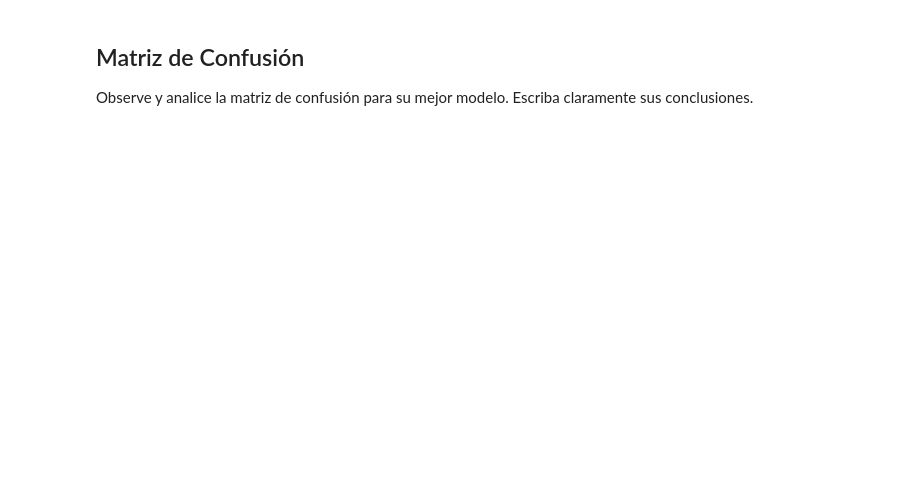
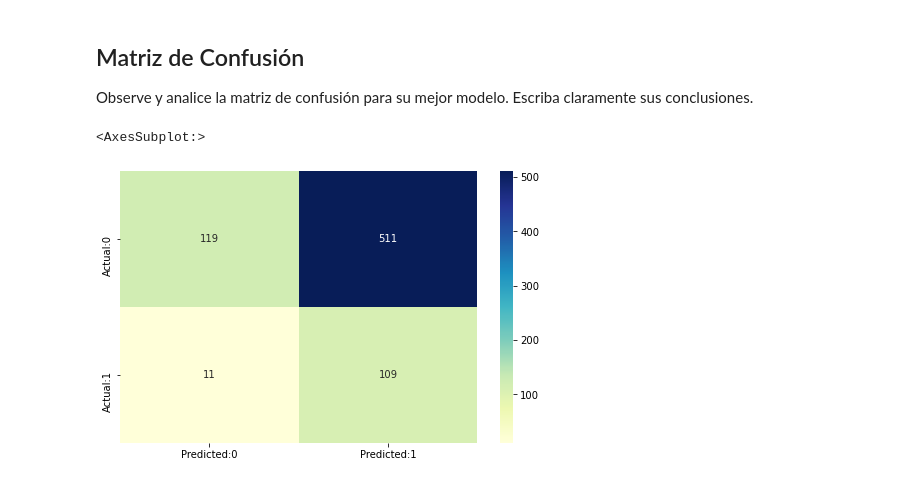
Before and after one commit to dfosorio111/ML-IELE-, a Jupyter notebook: ML_hw2.ipynb, the cells around one changed output. Saved outputs shown, nothing was run; the diff lists cells and outputs as text; code cells hidden in the pictures; blank space fills up the shorter version.

```diff
--- a/ML_hw2.ipynb
+++ b/ML_hw2.ipynb
@@ -294,0 +250,14 @@ for tasa in tasas:
+# %%
+# establecer x variables, y observación(variable) a predecir
+x = df_scaled.drop(['TenYearCHD'], axis=1) # x
+y = df_scaled['TenYearCHD'] # y[0-1]: TenYearCHD: Riesgo de padecer enfermedad coronaria 10 años en el futuro categorica(dicotoma)
+
+# dividir train-set y test-set
+x_train,x_test,y_train,y_test=train_test_split(x,y,test_size=.20,random_state=22)
+
+
+x_train
+# crear escalador MinMaxScaler() sobre las observaciones de la base X (los predictores X) para X train-set y  X test-set
+#scaler = RobustScaler() # Escalador Robusto de X (train-set y test-set) #
+#x_train = scaler.fit_transform(x_train) # Aplique el Escalamiento (función fit_transform) #
+#x_test =  scaler.fit_transform(x_test) # Aplique el Escalamiento (función fit_transform) #
@@ -294,0 +278,12 @@ for tasa in tasas:
+# %%
+# crear seed para replicabilidad
+np.random.seed(22)
+
+# crear el predictor cte=1
+x_train_array = np.c_[np.ones(x_train.values.shape[0]), x_train.values]
+y_train_array = y_train.values
+x_test_array = np.c_[np.ones(y_test.values.shape[0]), y_test.values]
+y_test_array = y_test.values
+
+print(x_train_array.shape)
+x_train_array
@@ -297,8 +441,11 @@ for tasa in tasas:
 
 Observe y analice la matriz de confusión para su mejor modelo. Escriba claramente sus conclusiones.
 # %%
-cm = confusion_matrix(y_test,y_pred)
+cm = confusion_matrix(y_test,y_hat)
 conf_matrix = pd.DataFrame(data=cm,columns=['Predicted:0','Predicted:1'],index=['Actual:0','Actual:1'])
 
 plt.figure(figsize = (8,5))
 sn.heatmap(conf_matrix, annot=True,fmt='d',cmap="YlGnBu")
+# %% [output]
+<AxesSubplot:>
+[figure, added]
```
Also changed, not shown: parts of 12 cells of this notebook, 1 other file.
